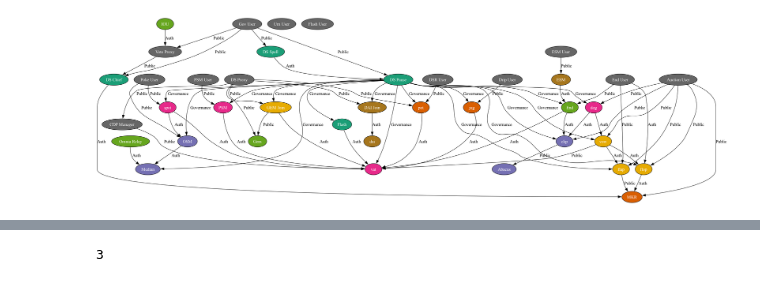
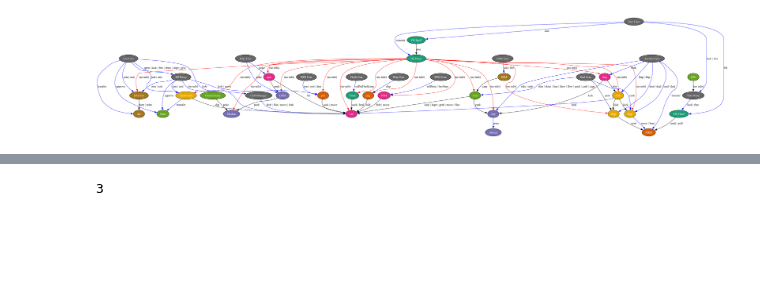
Before and after one commit to Yustynn/mcd-graph, a Jupyter notebook: graph.ipynb, the cells around one changed output, grey strips where cells are left out. Cells and saved outputs as stored; diff of their text form; code cells hidden in the pictures; blank space fills up the shorter version.

Commit message:
Add missing edges, improve steiner tree by weighting against auth calls + increasing selected nodes

```diff
--- a/graph.ipynb
+++ b/graph.ipynb
@@ -120,6 +120,16 @@ edge_kind_to_weight = {
     E_GOV: 2
 }
 
+edge_kind_to_color = {
+    E_AUTH: "black",
+    E_PUB: "blue",
+    E_GOV: "red"
+}
+
+
+# done columnwise, outgoing edges for each node within column.
+# outgoing edges *generally* ordered in the way they appear in the original diagram (top to bottom)
+# but not guaranteed.
 edge_data = [
     (USER_OMNIA_RELAY, MEDIAN, E_AUTH, 'poke'),
     (USER_POKE, OSM, E_PUB, 'poke'),
@@ -188,6 +198,13 @@ edge_data = [
     (USER_AUCTION, VOW, E_PUB, 'flap | flop'),
     (USER_AUCTION, MKR, E_PUB, 'transfer'),
     (USER_AUCTION, FLAP, E_PUB, 'tend | deal'),
+    (USER_URN, DAI, E_PUB, 'transfer'),
+    (USER_URN, DAI_JOIN, E_PUB, 'join | exit'),
+    (USER_URN, GEM_JOIN, E_PUB, 'join | exit'),
+    (USER_URN, VAT, E_PUB, 'frob'),
+    (USER_URN, GEM, E_PUB, 'approve'),
+    (USER_FLASH, FLASH, E_PUB, 'vatDaiFlashLoan'),
+    (USER_URN, DS_PROXY, E_PUB, 'open | lock | free | draw | wipe | give'),
 ]
 # %%
 import pygraphviz as pgv
@@ -199,34 +216,34 @@ G = pgv.AGraph(directed=True)
 
 # Get a list of all unique kinds
 kinds = list(set(node_to_kind.values()))
 # Create a colormap
 cmap = plt.get_cmap('Dark2', len(kinds))
 # Create a color map that maps kinds to colors
 color_map = {kind: mcolors.to_hex(cmap(i)) for i, kind in enumerate(kinds)}
 
 
 # Add nodes and edges with their properties
 for node in nodes:
     kind = node_to_kind[node]
     G.add_node(node, kind=kind, fillcolor=color_map[kind], style='filled', fontcolor='white')
 
 for ed in edge_data:
     if len(ed) == 3:
         s, t, k = ed
-        l = None
+        m = '(no info)'
     elif len(ed) == 4:
         s, t, k, m = ed
     else:
         print(f"Oh no! {ed}")
         raise ValueError("Edge data should be a 3-tuple or 4-tuple")
     w = edge_kind_to_weight[k]
-    # G.add_edge(s, t, kind=k, label=l, weight=w)
-    G.add_edge(s, t, label=k, methods=m)
+    G.add_edge(s, t, kind=k, label=m, weight=w, color=edge_kind_to_color[k])
+    # G.add_edge(s, t, label=k, methods=m)
 
 # Render the graph to a file (you can also use other formats like png, pdf, etc.)
 G.draw('graph.png', prog='dot', format='png')
 
 # Display the graph
 Image('graph.png')
 # %% [output]
-[figure, old version]
+[figure, new version]
```
Also changed, not shown: parts of 5 cells of this notebook.
